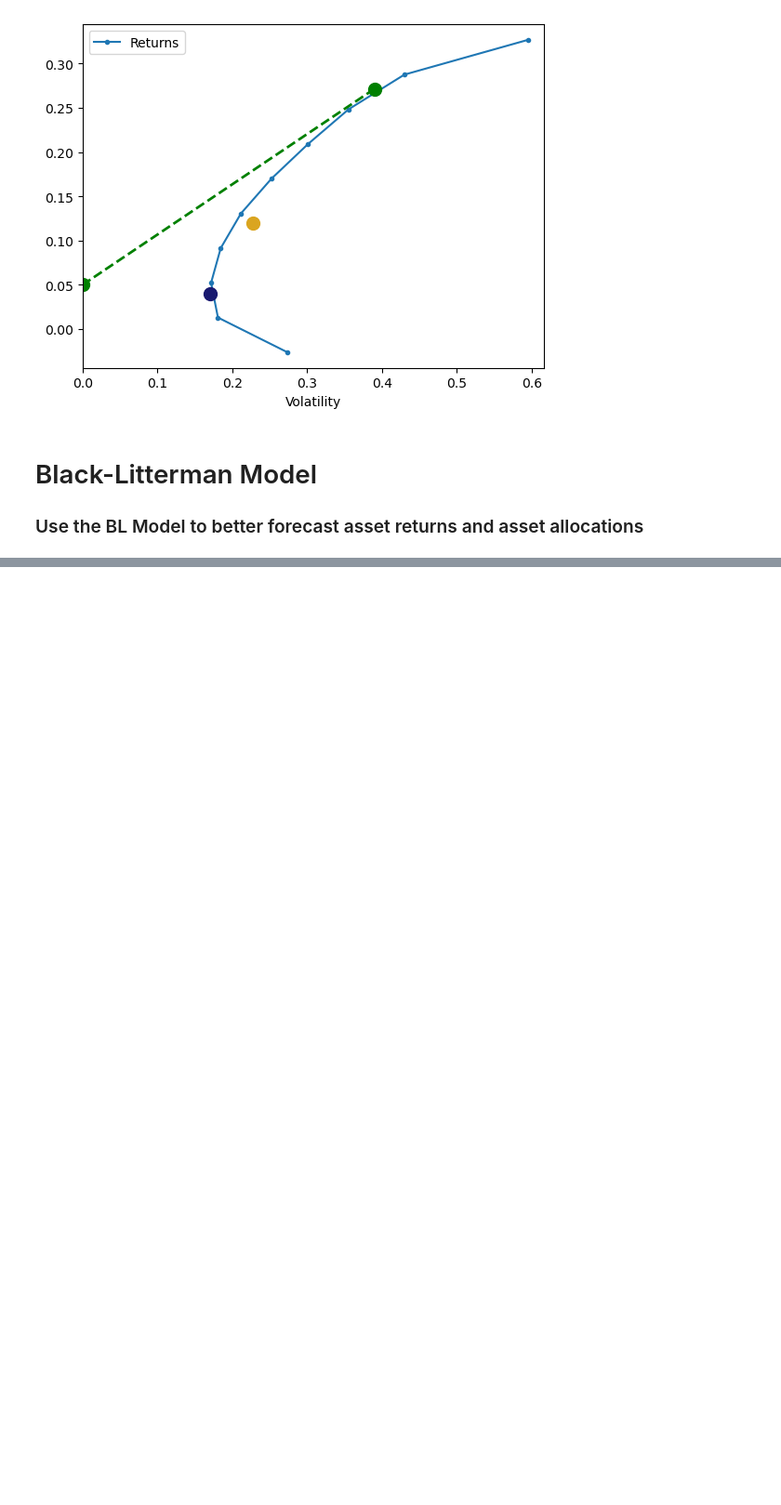
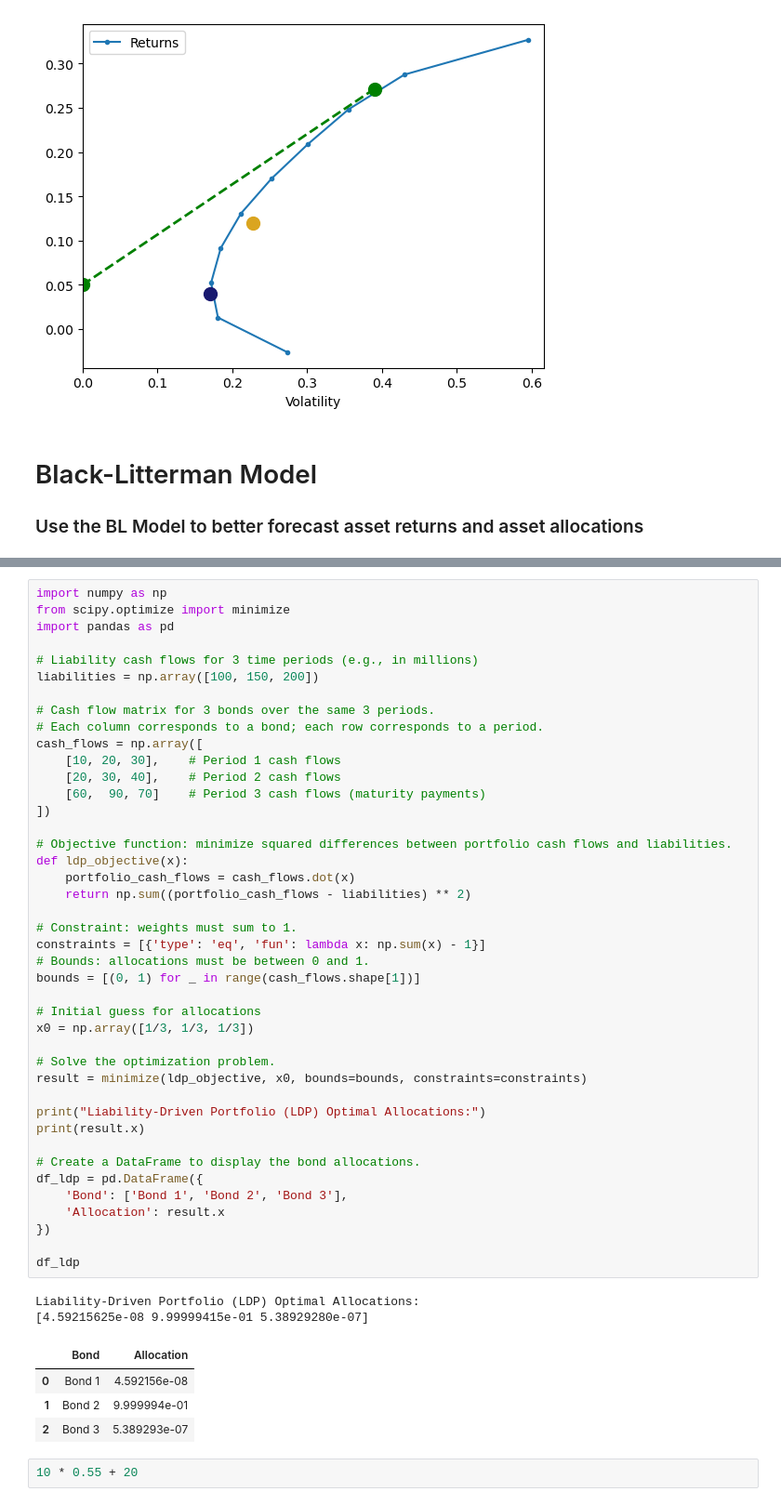
Before and after one commit to francisc112/APPLIED_FINANCE_ANALYTICS, a Jupyter notebook: ASSET_ALLOCATION/Principles_Asset_Allocation.ipynb, the cells around one changed output, grey strips where cells are left out. Shown: that part at 93% size. Cells and saved outputs as stored; diff of their text form; blank space fills up the shorter version.

```diff
--- a/ASSET_ALLOCATION/Principles_Asset_Allocation.ipynb
+++ b/ASSET_ALLOCATION/Principles_Asset_Allocation.ipynb
@@ -275,0 +404,51 @@ port_stats.plot_ef(10,returns,cov_matrix,show_ew=True, show_gmv=True,show_cml=Tr
+# %%
+import numpy as np
+from scipy.optimize import minimize
+import pandas as pd
+
+# Liability cash flows for 3 time periods (e.g., in millions)
+liabilities = np.array([100, 150, 200])
+
+# Cash flow matrix for 3 bonds over the same 3 periods.
+# Each column corresponds to a bond; each row corresponds to a period.
+cash_flows = np.array([
+    [10, 20, 30],    # Period 1 cash flows
+    [20, 30, 40],    # Period 2 cash flows
+    [60,  90, 70]    # Period 3 cash flows (maturity payments)
+])
+
+# Objective function: minimize squared differences between portfolio cash flows and liabilities.
+def ldp_objective(x):
+    portfolio_cash_flows = cash_flows.dot(x)
+    return np.sum((portfolio_cash_flows - liabilities) ** 2)
+
+# Constraint: weights must sum to 1.
+constraints = [{'type': 'eq', 'fun': lambda x: np.sum(x) - 1}]
+# Bounds: allocations must be between 0 and 1.
+bounds = [(0, 1) for _ in range(cash_flows.shape[1])]
+
+# Initial guess for allocations
+x0 = np.array([1/3, 1/3, 1/3])
+
+# Solve the optimization problem.
+result = minimize(ldp_objective, x0, bounds=bounds, constraints=constraints)
+
+print("Liability-Driven Portfolio (LDP) Optimal Allocations:")
+print(result.x)
+
+# Create a DataFrame to display the bond allocations.
+df_ldp = pd.DataFrame({
+    'Bond': ['Bond 1', 'Bond 2', 'Bond 3'],
+    'Allocation': result.x
+})
+
+df_ldp
+# %% [output]
+Liability-Driven Portfolio (LDP) Optimal Allocations:
+[4.59215625e-08 9.99999415e-01 5.38929280e-07]
+|  | Bond | Allocation |
+| 0 | Bond 1 | 4.592156e-08 |
+| 1 | Bond 2 | 9.999994e-01 |
+| 2 | Bond 3 | 5.389293e-07 |
+# %%
+10 * 0.55 + 20
```
Also changed, not shown: parts of 7 cells of this notebook, 2 other files.
